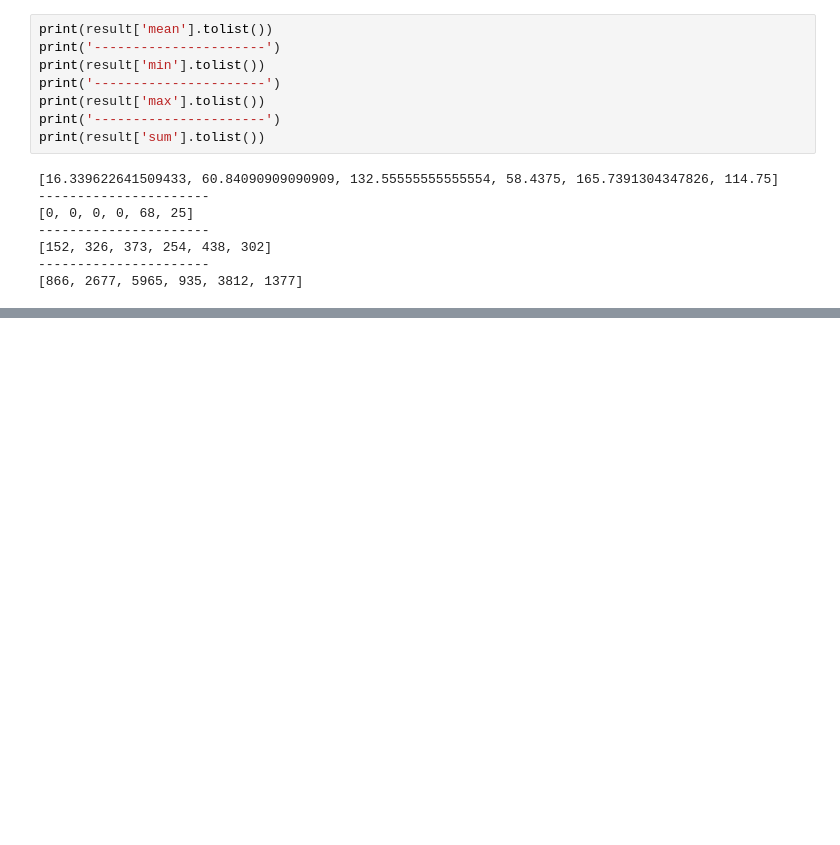
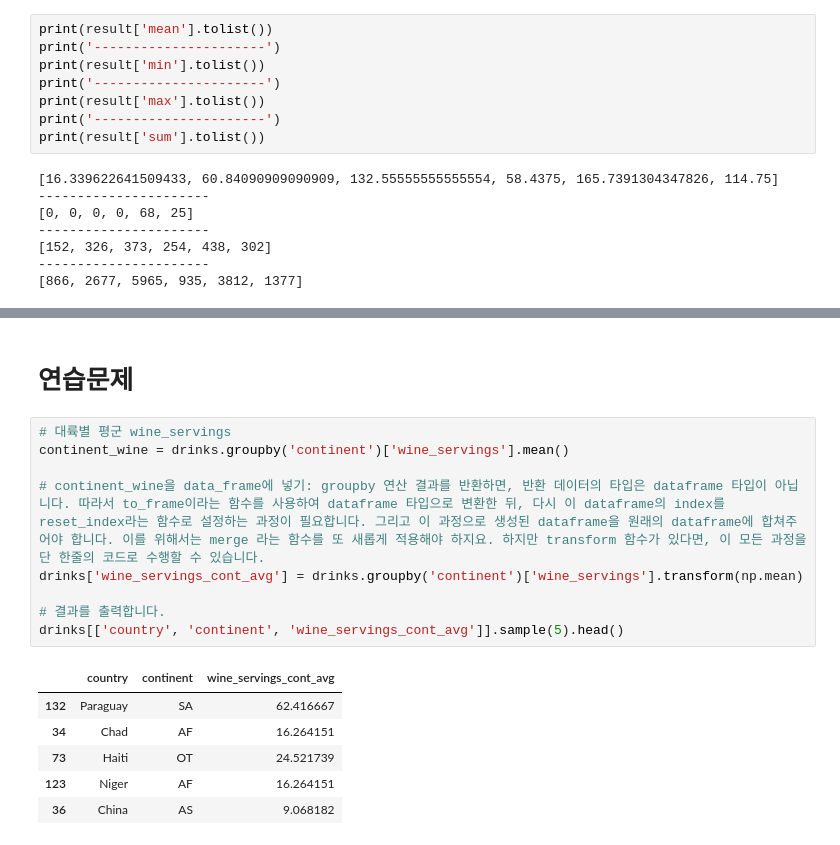
Before and after one commit to kellyshaprk/DataAnalysisExercise_Anaconda_Jupyter, a Jupyter notebook: drinking.ipynb, the cells around one changed output, grey strips where cells are left out. Saved outputs shown, nothing was run; the diff lists cells and outputs as text; blank space fills up the shorter version.

```diff
--- a/drinking.ipynb
+++ b/drinking.ipynb
@@ -300,0 +358,18 @@ print(result['sum'].tolist())
+# %% [markdown]
+# 연습문제
+# %%
+# 대륙별 평군 wine_servings
+continent_wine = drinks.groupby('continent')['wine_servings'].mean()
+
+# continent_wine을 data_frame에 넣기: groupby 연산 결과를 반환하면, 반환 데이터의 타입은 dataframe 타입이 아닙니다. 따라서 to_frame이라는 함수를 사용하여 dataframe 타입으로 변환한 뒤, 다시 이 dataframe의 index를 reset_index라는 함수로 설정하는 과정이 필요합니다. 그리고 이 과정으로 생성된 dataframe을 원래의 dataframe에 합쳐주어야 합니다. 이를 위해서는 merge 라는 함수를 또 새롭게 적용해야 하지요. 하지만 transform 함수가 있다면, 이 모든 과정을 단 한줄의 코드로 수행할 수 있습니다.
+drinks['wine_servings_cont_avg'] = drinks.groupby('continent')['wine_servings'].transform(np.mean)
+
+# 결과를 출력합니다.
+drinks[['country', 'continent', 'wine_servings_cont_avg']].sample(5).head()
+# %% [output]
+|  | country | continent | wine_servings_cont_avg |
+| 132 | Paraguay | SA | 62.416667 |
+| 34 | Chad | AF | 16.264151 |
+| 73 | Haiti | OT | 24.521739 |
+| 123 | Niger | AF | 16.264151 |
+| 36 | China | AS | 9.068182 |
```
Also changed, not shown: parts of 8 cells of this notebook.
